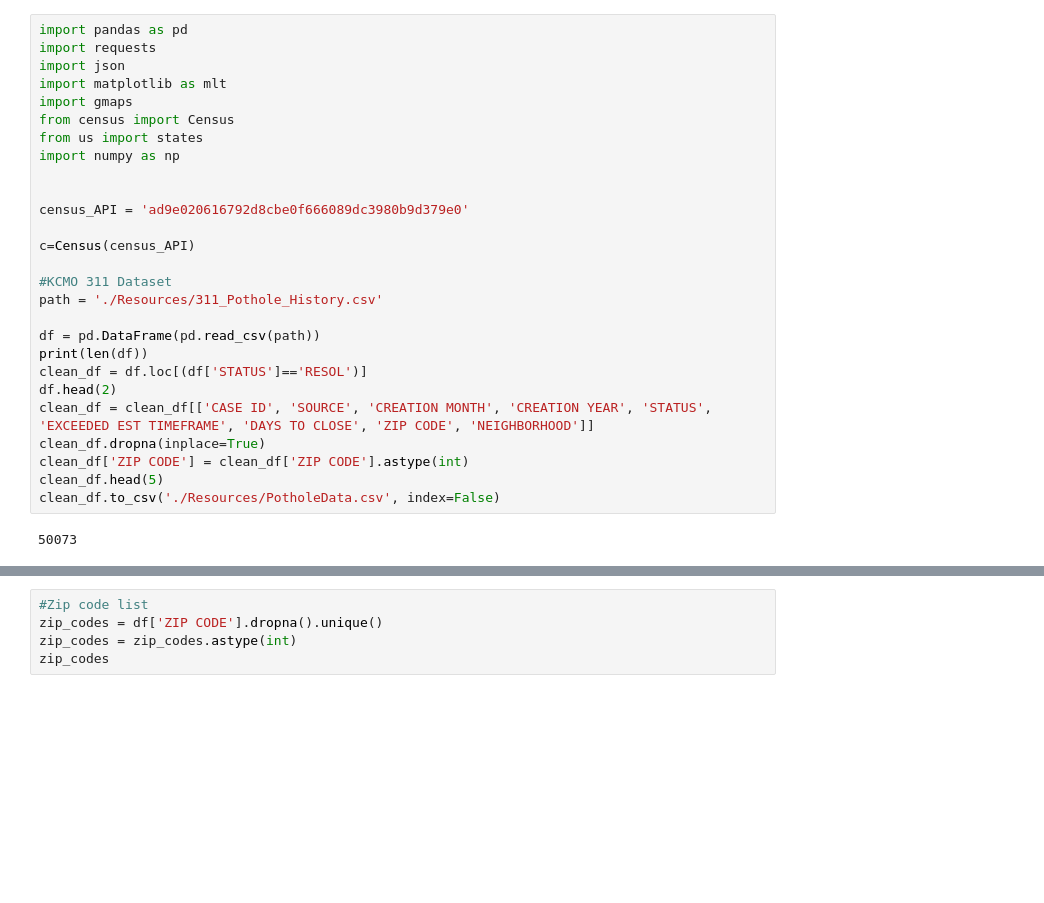
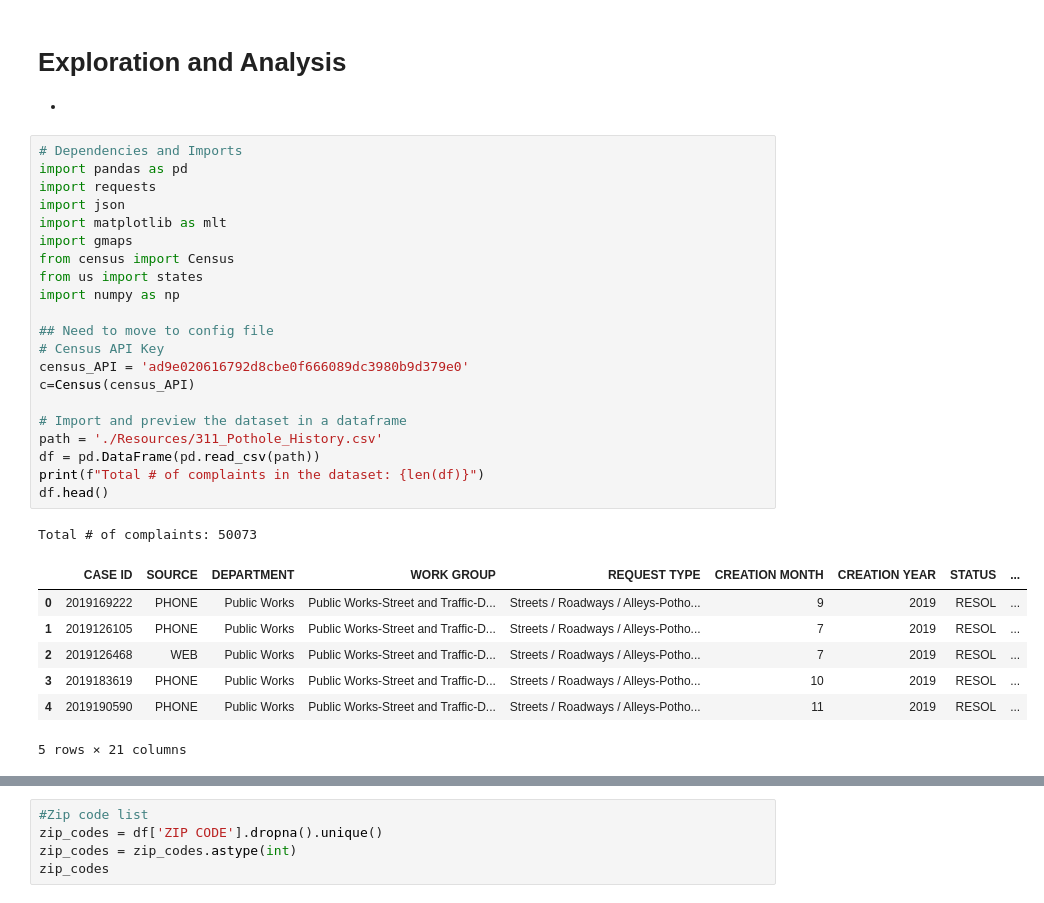
Before and after one commit to kristanlpruett/Project-1-KU-EDW-DATA, a Jupyter notebook: 20200826 Jays attempt.ipynb, the cells around one changed output, grey strips where cells are left out. Saved outputs shown, nothing was run; the diff lists cells and outputs as text; blank space fills up the shorter version.

```diff
--- a/20200826 Jays attempt.ipynb
+++ b/20200826 Jays attempt.ipynb
@@ -1,29 +1,33 @@
+# %% [markdown]
+# Exploration and Analysis
+- <Description goes here>
 # %%
+# Dependencies and Imports
 import pandas as pd
 import requests
 import json
 import matplotlib as mlt
 import gmaps
 from census import Census
 from us import states
 import numpy as np
 
-
+## Need to move to config file
+# Census API Key
 census_API = 'ad9e020616792d8cbe0f666089dc3980b9d379e0'
-
 c=Census(census_API)
 
-#KCMO 311 Dataset
+# Import and preview the dataset in a dataframe
 path = './Resources/311_Pothole_History.csv'
-
 df = pd.DataFrame(pd.read_csv(path))
-print(len(df))
-clean_df = df.loc[(df['STATUS']=='RESOL')]
-df.head(2)
-clean_df = clean_df[['CASE ID', 'SOURCE', 'CREATION MONTH', 'CREATION YEAR', 'STATUS', 'EXCEEDED EST TIMEFRAME', 'DAYS TO CLOSE', 'ZIP CODE', 'NEIGHBORHOOD']]
-clean_df.dropna(inplace=True)
-clean_df['ZIP CODE'] = clean_df['ZIP CODE'].astype(int)
-clean_df.head(5)
-clean_df.to_csv('./Resources/PotholeData.csv', index=False)
+print(f"Total # of complaints in the dataset: {len(df)}")
+df.head()
 # %% [output]
-50073
+Total # of complaints: 50073
+|  | CASE ID | SOURCE | DEPARTMENT | WORK GROUP | REQUEST TYPE | CREATION MONTH | CREATION YEAR | STATUS | ... |
+| 0 | 2019169222 | PHONE | Public Works | Public Works-Street and Traffic-D... | Streets / Roadways / Alleys-Potho... | 9 | 2019 | RESOL | ... |
+| 1 | 2019126105 | PHONE | Public Works | Public Works-Street and Traffic-D... | Streets / Roadways / Alleys-Potho... | 7 | 2019 | RESOL | ... |
+| 2 | 2019126468 | WEB | Public Works | Public Works-Street and Traffic-D... | Streets / Roadways / Alleys-Potho... | 7 | 2019 | RESOL | ... |
+| 3 | 2019183619 | PHONE | Public Works | Public Works-Street and Traffic-D... | Streets / Roadways / Alleys-Potho... | 10 | 2019 | RESOL | ... |
+| 4 | 2019190590 | PHONE | Public Works | Public Works-Street and Traffic-D... | Streets / Roadways / Alleys-Potho... | 11 | 2019 | RESOL | ... |
+5 rows × 21 columns
```
Also changed, not shown: parts of 4 cells of this notebook.
